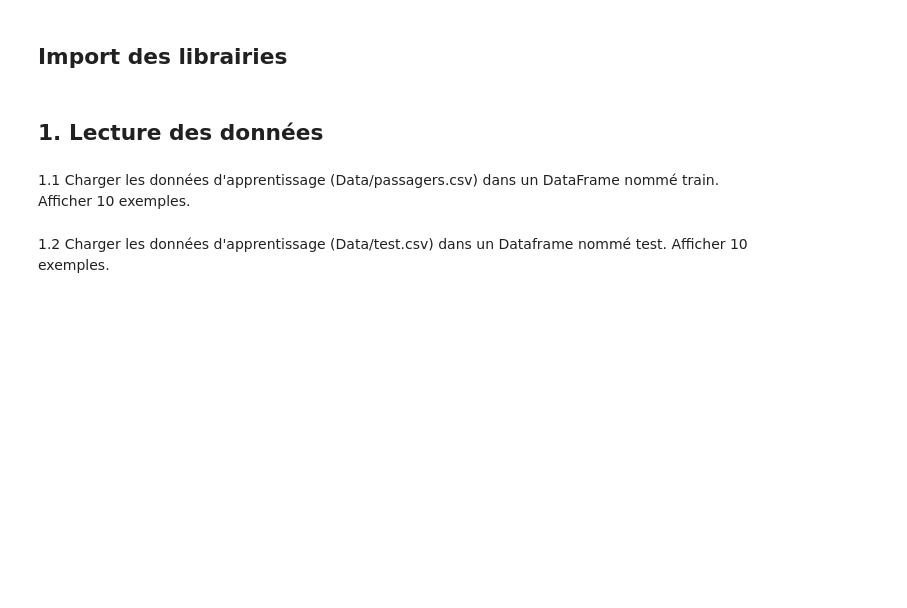
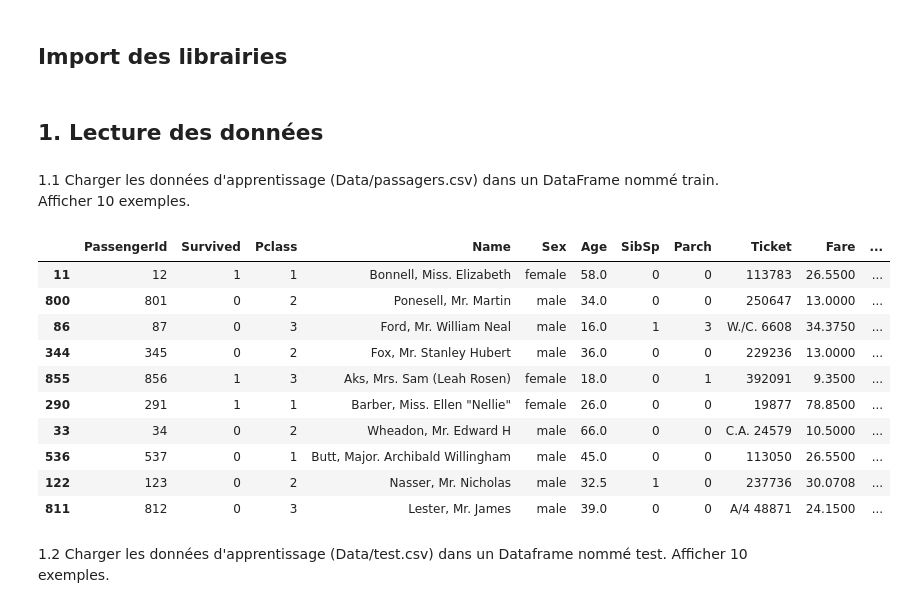
Before and after one commit to lperdereau/EPSI-ANN-I4, a Jupyter notebook: TP1/tp1_prepa_feature.ipynb, the cells around one changed output. Cells and saved outputs as stored; diff of their text form; code cells hidden in the pictures; blank space fills up the shorter version.

```diff
--- a/TP1/tp1_prepa_feature.ipynb
+++ b/TP1/tp1_prepa_feature.ipynb
@@ -13,5 +13,20 @@ from IPython.display import Markdown, display, HTML
 ## 1. Lecture des données ##
 # %% [markdown]
 1.1 Charger les données d'apprentissage (Data/passagers.csv) dans un DataFrame nommé train. Afficher 10 exemples.
+# %%
+train = pd.read_csv('Data/passagers.csv', dtype={'PassengerId': np.int})
+train.sample(10)
+# %% [output]
+|  | PassengerId | Survived | Pclass | Name | Sex | Age | SibSp | Parch | Ticket | Fare | ... |
+| 11 | 12 | 1 | 1 | Bonnell, Miss. Elizabeth | female | 58.0 | 0 | 0 | 113783 | 26.5500 | ... |
+| 800 | 801 | 0 | 2 | Ponesell, Mr. Martin | male | 34.0 | 0 | 0 | 250647 | 13.0000 | ... |
+| 86 | 87 | 0 | 3 | Ford, Mr. William Neal | male | 16.0 | 1 | 3 | W./C. 6608 | 34.3750 | ... |
+| 344 | 345 | 0 | 2 | Fox, Mr. Stanley Hubert | male | 36.0 | 0 | 0 | 229236 | 13.0000 | ... |
+| 855 | 856 | 1 | 3 | Aks, Mrs. Sam (Leah Rosen) | female | 18.0 | 0 | 1 | 392091 | 9.3500 | ... |
+| 290 | 291 | 1 | 1 | Barber, Miss. Ellen "Nellie" | female | 26.0 | 0 | 0 | 19877 | 78.8500 | ... |
+| 33 | 34 | 0 | 2 | Wheadon, Mr. Edward H | male | 66.0 | 0 | 0 | C.A. 24579 | 10.5000 | ... |
+| 536 | 537 | 0 | 1 | Butt, Major. Archibald Willingham | male | 45.0 | 0 | 0 | 113050 | 26.5500 | ... |
+| 122 | 123 | 0 | 2 | Nasser, Mr. Nicholas | male | 32.5 | 1 | 0 | 237736 | 30.0708 | ... |
+| 811 | 812 | 0 | 3 | Lester, Mr. James | male | 39.0 | 0 | 0 | A/4 48871 | 24.1500 | ... |
 # %% [markdown]
 1.2 Charger les données d'apprentissage (Data/test.csv) dans un Dataframe nommé test. Afficher 10 exemples.
```
Also changed, not shown: parts of 33 cells of this notebook, 3 other files.
